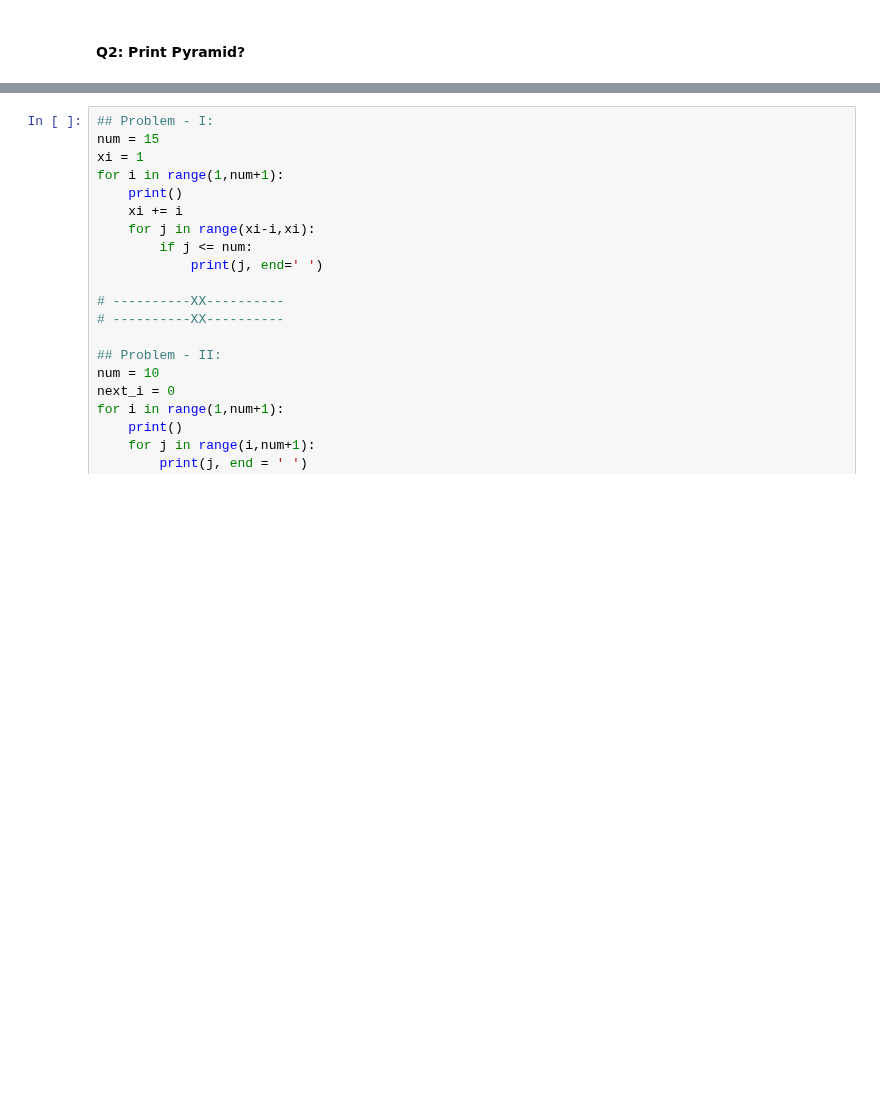
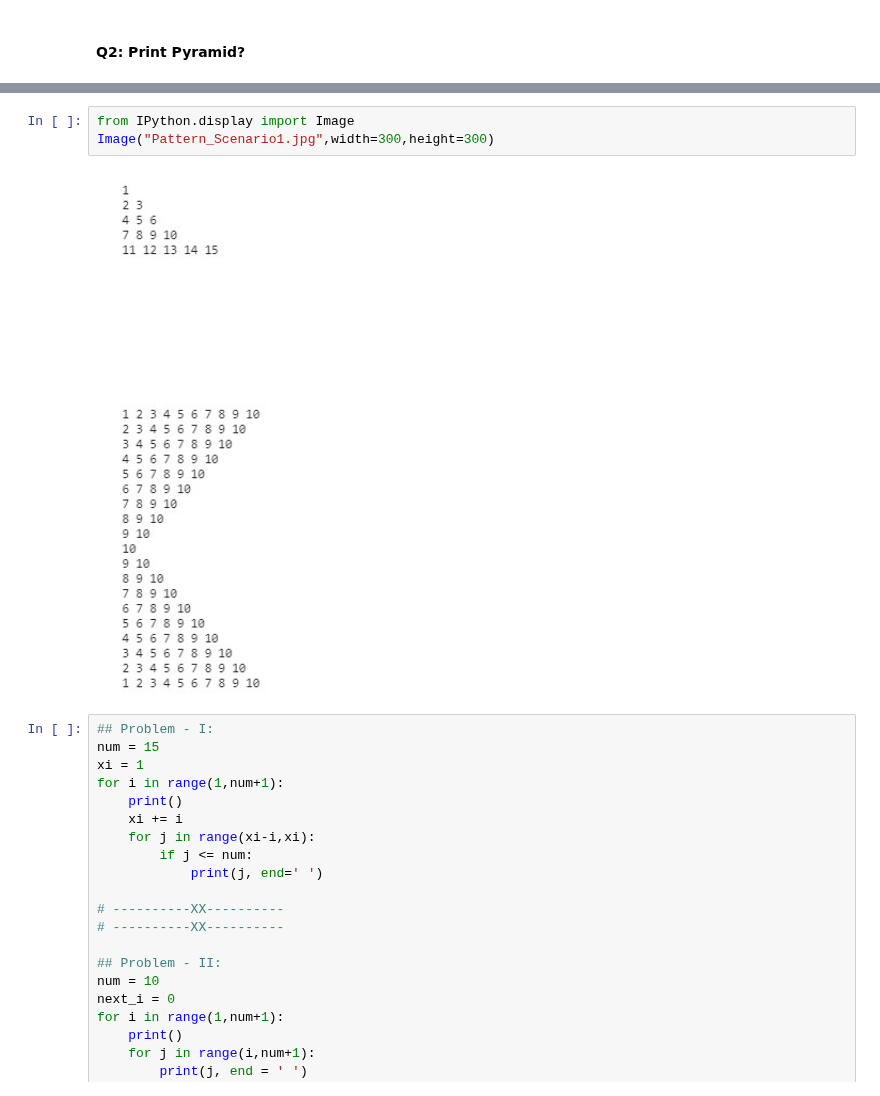
Before and after one commit to raj-shr-git/AAIC_Practice, a Jupyter notebook: MODULES/Module_1/Module_1_Revision.ipynb, the cells around one changed output, grey strips where cells are left out. Saved outputs shown, nothing was run; the diff lists cells and outputs as text; blank space fills up the shorter version.

```diff
--- a/MODULES/Module_1/Module_1_Revision.ipynb
+++ b/MODULES/Module_1/Module_1_Revision.ipynb
@@ -43,3 +41,8 @@ ctypes.cast(id(player1), ctypes.py_object).value, ctypes.cast(id(player3), ctype
+# %%
+from IPython.display import Image
+Image("Pattern_Scenario1.jpg",width=300,height=300)
+# %% [output]
+[figure, added]
 # %%
 ## Problem - I:
 num = 15
```
Also changed, not shown: parts of 17 cells of this notebook, 1 other file.
